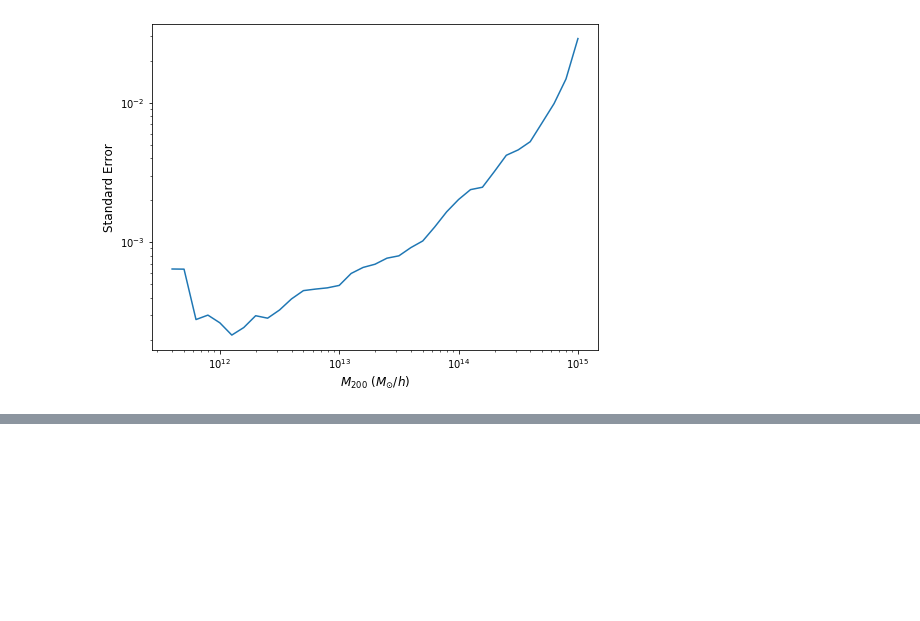
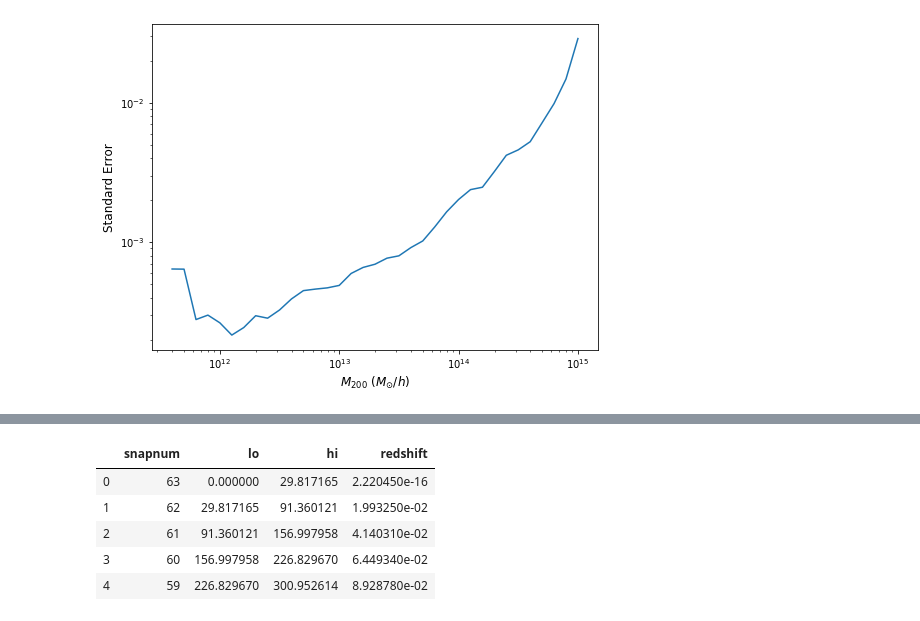
Before and after one commit to bfalck/indra-tools, a Jupyter notebook: database_examples.ipynb, the cells around one changed output, grey strips where cells are left out. Saved outputs shown, nothing was run; the diff lists cells and outputs as text; code cells hidden in the pictures; blank space fills up the shorter version.

```diff
--- a/database_examples.ipynb
+++ b/database_examples.ipynb
@@ -388,0 +413,11 @@ df = cj.executeQuery(f'select * from MyDB.{temptable} order by ....')
+# %%
+segments = cj.executeQuery('select * from segments order by snapnum desc',context)
+segments['redshift'] = cj.executeQuery('select redshift from Snapshots order by snapnum desc',context)
+segments.head(5)
+# %% [output]
+|  | snapnum | lo | hi | redshift |
+| 0 | 63 | 0.000000 | 29.817165 | 2.220450e-16 |
+| 1 | 62 | 29.817165 | 91.360121 | 1.993250e-02 |
+| 2 | 61 | 91.360121 | 156.997958 | 4.140310e-02 |
+| 3 | 60 | 156.997958 | 226.829670 | 6.449340e-02 |
+| 4 | 59 | 226.829670 | 300.952614 | 8.928780e-02 |
```
Also changed, not shown: parts of 24 cells of this notebook.
